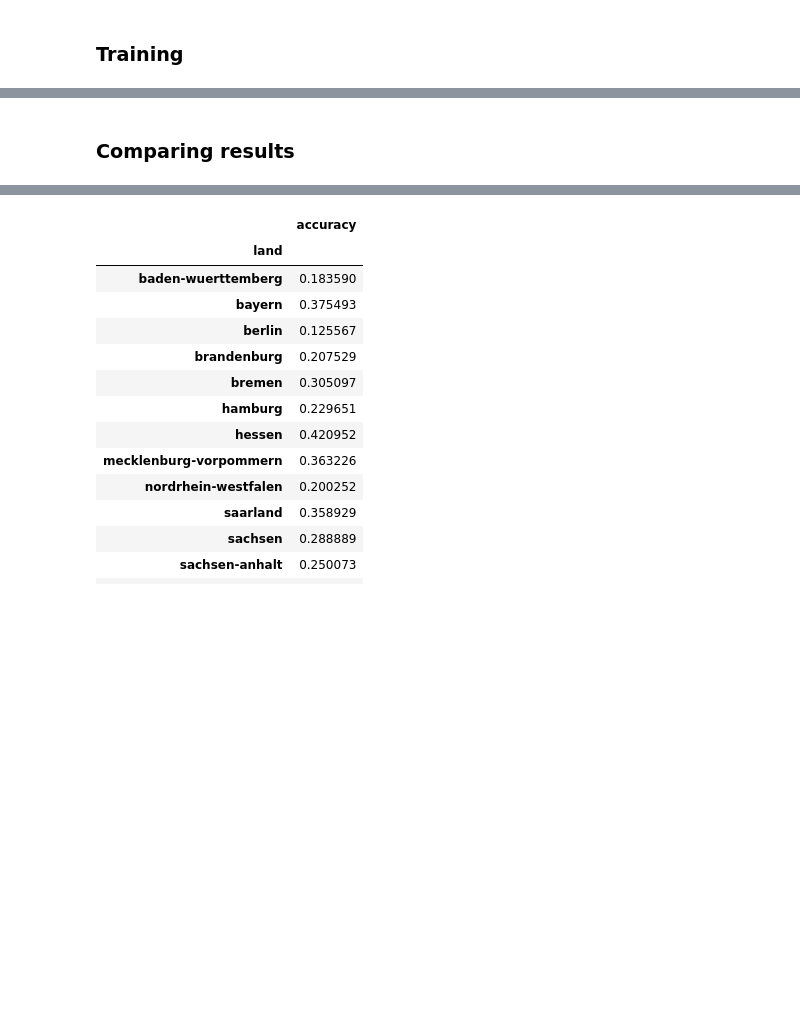
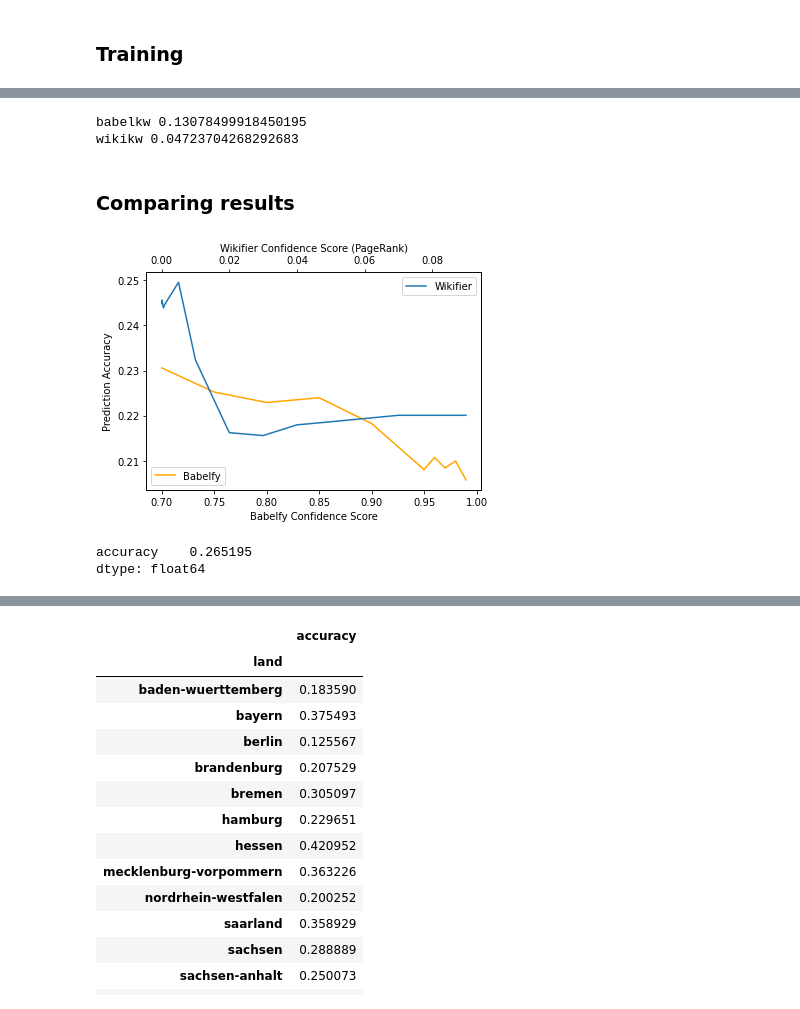
Before and after one commit to rxvl-d/curri, a Jupyter notebook: notebooks/paper-submission.ipynb, the cells around one changed output, grey strips where cells are left out. Cells and saved outputs as stored; diff of their text form; code cells hidden in the pictures; blank space fills up the shorter version.

```diff
--- a/notebooks/paper-submission.ipynb
+++ b/notebooks/paper-submission.ipynb
@@ -134,8 +159,9 @@ test = trainer.train_score(dict(
             name='xgbClassifier',
             vec_type='babelkw',
             vec_type_args=[0.05, True],
+            is_coarse=False,
             args=[
                 10,
-                leifi[leifi.land=='berlin'].klass.nunique()
+                leifi[leifi.land == 'berlin'].klass.nunique()
             ]
         ))
@@ -170,0 +267,19 @@ for job_desc in tqdm(job_descs):
+# %%
+# For model Extraction
+as_df = []
+for (job_desc, result) in results:
+    acc = result['accuracy']
+    a_acc = result['approx_accuracy']
+    model_name = job_desc['name']
+    vec_type = job_desc['vec_type']
+    is_coarse = job_desc['is_coarse']
+    land = job_desc['land']
+    as_df.append((model_name, vec_type, land, is_coarse, acc, a_acc))
+
+df = pd.DataFrame(as_df, columns=['model', 'vec_type', 'land', 'is_coarse', 'accuracy', 'aa'])
+df.groupby(['model', 'vec_type', 'is_coarse'])[['accuracy', 'aa']].mean()
+
+
+# df.\
+#     pivot(index='land', columns='vec_type').transpose().\
+#     style.highlight_max(color='lightgreen').highlight_min(color='red')
@@ -230,0 +426,3 @@ with open('../results/iwildspaper/babelkw_accuracies_by_state_threshold.pkl', 'w
+# %%
+with open('../data/cache/mlp_results_1_wikikw_001_true_babel_05_true.pkl', 'wb') as f:
+    pickle.dump(scores, f)
@@ -231,3 +445,13 @@ with open('../results/iwildspaper/babelkw_accuracies_by_state_threshold.pkl', 'w
+# %%
+
+for i in scores:
+    accs = []
+    for y_pred, y_test in scores[i]['predictions']:
+        accs.append(accuracy(y_pred, y_test, 'all'))
+    print(i, np.mean(accs))
+# %% [output]
+babelkw 0.13078499918450195
+wikikw 0.04723704268292683
 # %% [markdown]
 ### Comparing results
 # %%
@@ -239,3 +463,23 @@ with open('../results/iwildspaper/wikikw_accuracies_by_state_threshold.pkl', 'rb
 # %%
 with open('../results/iwildspaper/babelkw_accuracies_by_state_threshold.pkl', 'rb') as f:
     bl = pickle.load(f)
+# %%
+data_bl = bl.groupby('vec_spec').accuracy.mean()
+data_wk = wk.groupby('vec_spec').accuracy.mean()
+fig, ax = plt.subplots(1,1)
+ax2 = ax.twiny()
+ax.plot(data_bl.index, data_bl.values, label='Babelfy', color='orange')
+ax2.plot(data_wk.index, data_wk.values, label='Wikifier')
+ax.set_xlabel('Babelfy Confidence Score')
+ax2.set_xlabel('Wikifier Confidence Score (PageRank)')
+ax.set_ylabel('Prediction Accuracy')
+ax.legend(loc=3)
+ax2.legend(loc=1)
+plt.savefig('entity_linking_performance_w_confidence.png')
+# %% [output]
+[figure, added]
+# %%
+st.mean()
+# %% [output]
+accuracy    0.265195
+dtype: float64
```
Also changed, not shown: parts of 37 cells of this notebook, 3 other files.
